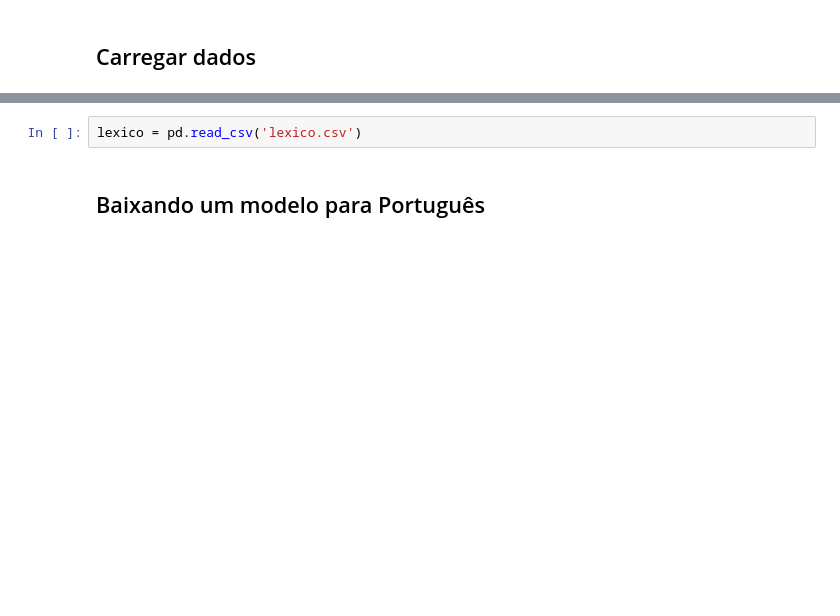
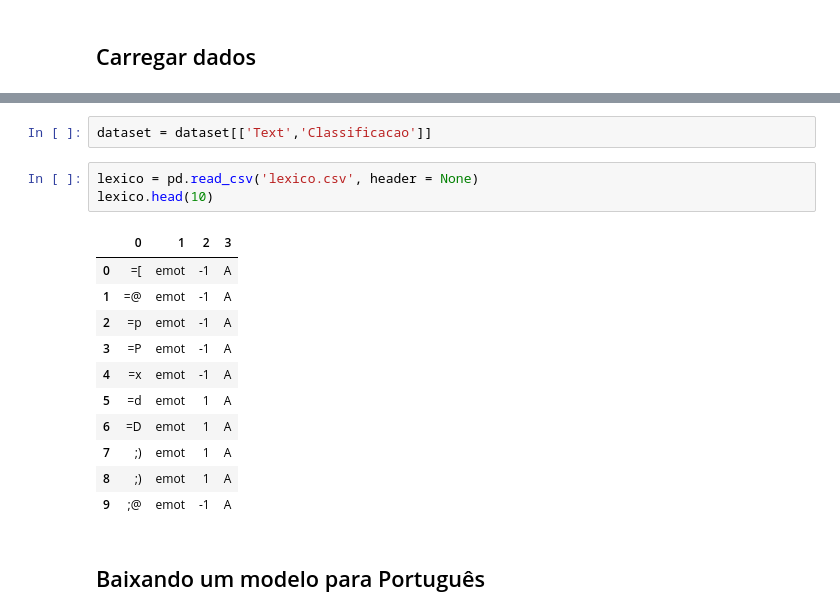
Before and after one commit to H2IA/escola-de-inverno-2022, a Jupyter notebook: notebooks/Escola_de_Inverno_2022_PLN_Tarefa_Prática.ipynb, the cells around one changed output, grey strips where cells are left out. Cells and saved outputs as stored; diff of their text form; blank space fills up the shorter version.

```diff
--- a/notebooks/Escola_de_Inverno_2022_PLN_Tarefa_Prática.ipynb
+++ b/notebooks/Escola_de_Inverno_2022_PLN_Tarefa_Prática.ipynb
@@ -36,5 +42,20 @@ dataset = pd.read_csv('Tweets_Mg.csv', encoding = 'utf-8')
+# %%
+dataset = dataset[['Text','Classificacao']]
 # %%
-lexico = pd.read_csv('lexico.csv')
+lexico = pd.read_csv('lexico.csv', header = None)
+lexico.head(10)
+# %% [output]
+|  | 0 | 1 | 2 | 3 |
+| 0 | =[ | emot | -1 | A |
+| 1 | =@ | emot | -1 | A |
+| 2 | =p | emot | -1 | A |
+| 3 | =P | emot | -1 | A |
+| 4 | =x | emot | -1 | A |
+| 5 | =d | emot | 1 | A |
+| 6 | =D | emot | 1 | A |
+| 7 | ;) | emot | 1 | A |
+| 8 | ;) | emot | 1 | A |
+| 9 | ;@ | emot | -1 | A |
 # %% [markdown]
 ## Baixando um modelo para Português
 # %%
```
Also changed, not shown: parts of 2 cells of this notebook.
